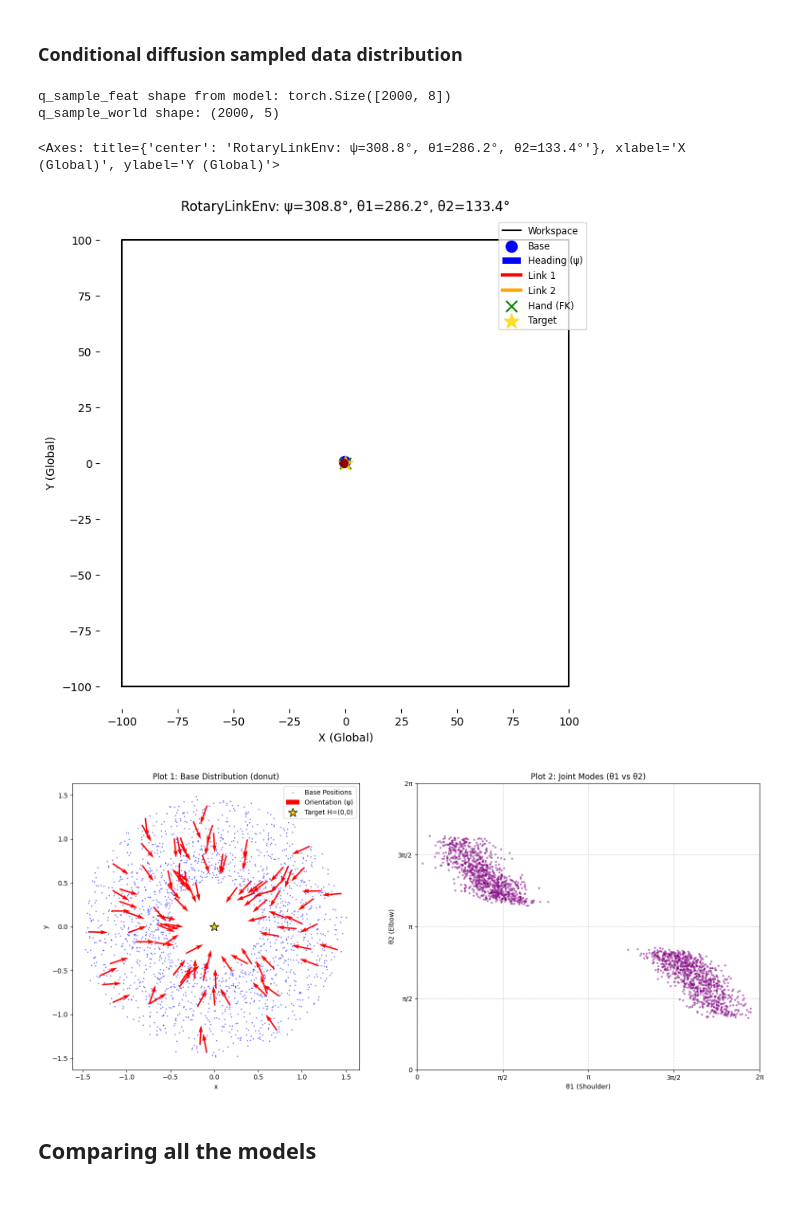
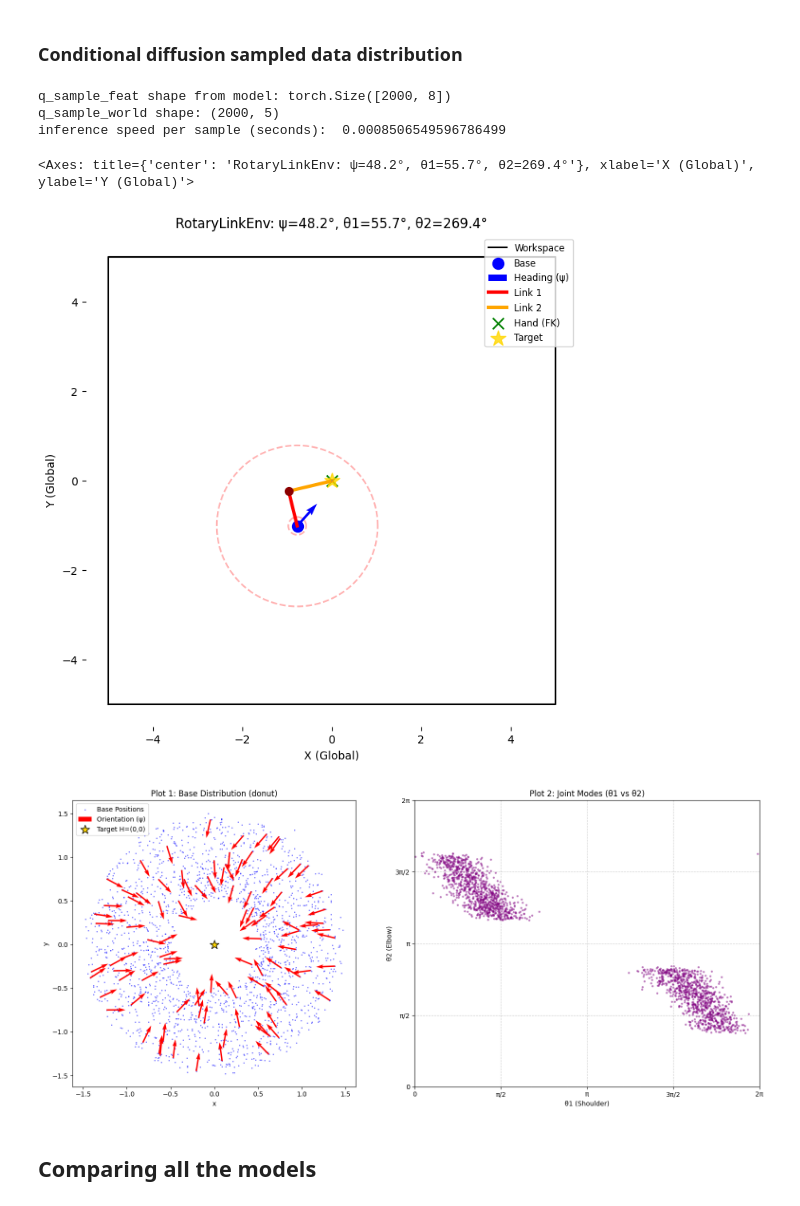
Before and after one commit to kyishanzh/reachability_tests, a Jupyter notebook: rotarylinkenv_test.ipynb, the cells around one changed output. Cells and saved outputs as stored; diff of their text form; code cells hidden in the pictures.

```diff
--- a/rotarylinkenv_test.ipynb
+++ b/rotarylinkenv_test.ipynb
@@ -111,7 +115,7 @@ env.plot(Q.flatten(), h_world_example)
 ## New environment
 (To experiment with changing workspace sizes and see if model checkpoint generalizes)
 # %%
-new_workspace = Workspace2D(-100, 100, -100, 100)
+new_workspace = Workspace2D(-5, 5, -5, 5)
 new_env = RotaryLinkEnv(new_workspace, link_lengths=[0.8, 1.0], joint_limits=None, n_links=2, base_pos_eps=0.3, base_heading_stddev=np.pi/12) #joint_limits=[[-np.pi, np.pi], [-np.pi, np.pi]]
 # %% [markdown]
 ### cVAE sampled data distribution
@@ -167,17 +180,21 @@ plot_data_distribution(bx, by, psi, th1, th2)
 ### Conditional diffusion sampled data distribution
 # %%
 from reachability.models.cdiffusion import DiffusionConditionalSampler
-cdiffusion_model_path = "outputs/model_ckpts/cdiffusion/cdiffusion_rotary_1232026.pt"
+cdiffusion_model_path = "outputs/model_ckpts/cdiffusion/cdiffusion_rotary_1262026_controlledparams.pt"
 cdiffusion_model = DiffusionConditionalSampler.load(new_env, cdiffusion_model_path, device="cpu")
 
 # 1. Generate 2000 samples for a fixed target at the origin
+start = time.time()
 Q_samples = cdiffusion_model.sample(h_world_example, h_world_example, n_samples=1, rng=rng, sampling_temperature=0)
+print("inference speed per sample (seconds): ", (time.time() - start)/h_world_example.shape[0])
+
 new_env.plot(Q_samples[0].flatten(), h_world_example)
 # %% [output]
 q_sample_feat shape from model: torch.Size([2000, 8])
 q_sample_world shape: (2000, 5)
+inference speed per sample (seconds):  0.0008506549596786499
-<Axes: title={'center': 'RotaryLinkEnv: ψ=308.8°, θ1=286.2°, θ2=133.4°'}, xlabel='X (Global)', ylabel='Y (Global)'>
+<Axes: title={'center': 'RotaryLinkEnv: ψ=48.2°, θ1=55.7°, θ2=269.4°'}, xlabel='X (Global)', ylabel='Y (Global)'>
-[figure, old version]
+[figure, new version]
 # %%
 # Extract components for plotting -> Q columns: [x, y, psi, th1, th2]
 bx = Q_samples[:, :, 0]
@@ -188,7 +205,7 @@ th2 = Q_samples[:, :, 4]
 
 plot_data_distribution(bx, by, psi, th1, th2)
 # %% [output]
-[figure, old version]
+[figure, new version]
 # %% [markdown]
 ## Comparing all the models
 # %%
```
Also changed, not shown: parts of 14 cells of this notebook, 34 other files.
